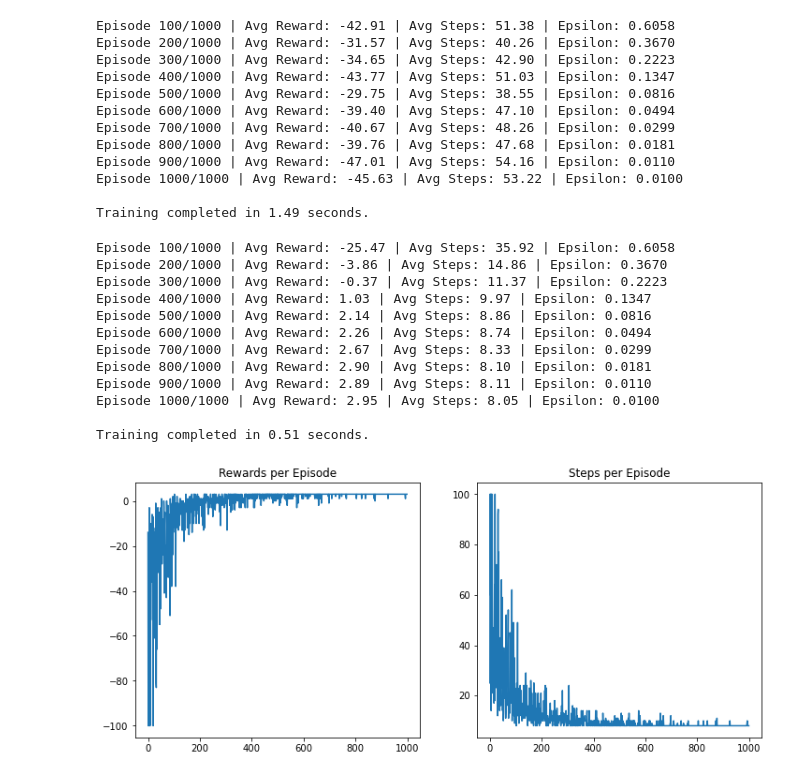
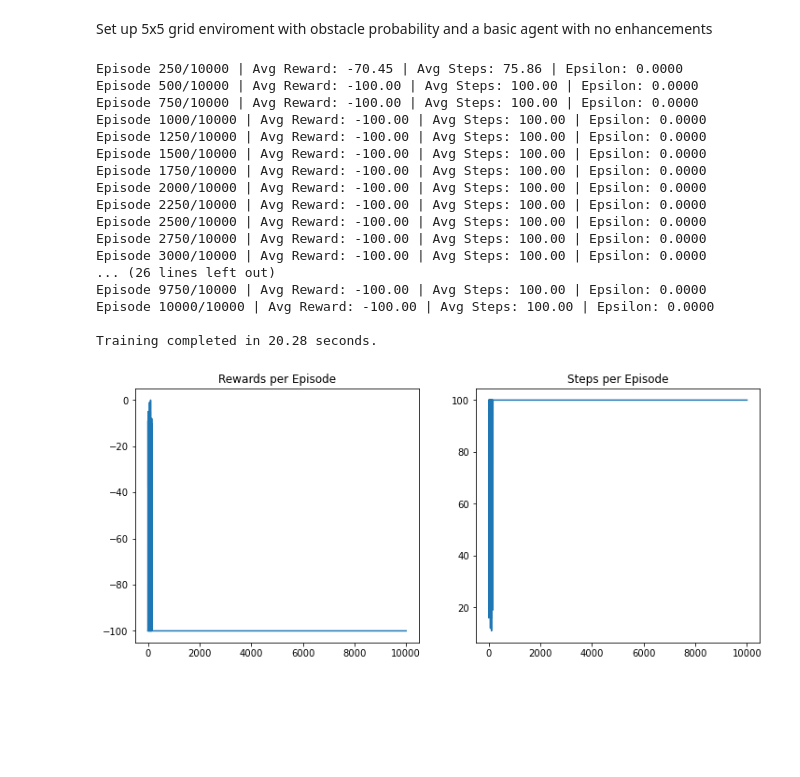
Before and after one commit to andmrqzv/Q_Learning, a Jupyter notebook: grid_world.ipynb, the cells around one changed output. Saved outputs shown, nothing was run; the diff lists cells and outputs as text; code cells hidden in the pictures; blank space fills up the shorter version.

```diff
--- a/grid_world.ipynb
+++ b/grid_world.ipynb
@@ -53,7 +53,7 @@ class GridWorld:
         return self.agent_point == self.goal_point
 # %%
 class QLearningAgent:
-    def __init__(self, grid_size, action_size=4, alpha=0.1, gamma=0.99, epsilon=1.0, epsilon_min=0.01, epsilon_decay=0.995):
+    def __init__(self, grid_size, action_size=4, alpha=0.1, gamma=0, epsilon=0, epsilon_min=0.01, epsilon_decay=0):
         """
         Initialize the Q-learning agent.
         Args:
@@ -168,7 +168,7 @@ def train(env, agent, episodes=500, max_steps=100):
         rewards.append(total_reward)
         steps_list.append(step + 1)
 
-        log_interval=100
+        log_interval=500
         # Log progress
         if episode % log_interval == 0:
             avg_reward = np.mean(rewards[-log_interval:])
@@ -178,26 +178,5 @@ def train(env, agent, episodes=500, max_steps=100):
     print(f"\nTraining completed in {time.time() - start_time:.2f} seconds.")
 
     return rewards, steps_list
-# %%
-if __name__ == '__main__':
-    # Initialize environment and agent
-    env = GridWorld(grid_size=(5, 5), prob_obstacle=0.2)  # 20% obstacle probability
-    agent = QLearningAgent(grid_size=env.grid_size)
-
-    # Train
-    train(env, agent, episodes=1000)
-# %% [output]
-Episode 100/1000 | Avg Reward: -42.91 | Avg Steps: 51.38 | Epsilon: 0.6058
-Episode 200/1000 | Avg Reward: -31.57 | Avg Steps: 40.26 | Epsilon: 0.3670
-Episode 300/1000 | Avg Reward: -34.65 | Avg Steps: 42.90 | Epsilon: 0.2223
-Episode 400/1000 | Avg Reward: -43.77 | Avg Steps: 51.03 | Epsilon: 0.1347
-Episode 500/1000 | Avg Reward: -29.75 | Avg Steps: 38.55 | Epsilon: 0.0816
-Episode 600/1000 | Avg Reward: -39.40 | Avg Steps: 47.10 | Epsilon: 0.0494
-Episode 700/1000 | Avg Reward: -40.67 | Avg Steps: 48.26 | Epsilon: 0.0299
-Episode 800/1000 | Avg Reward: -39.76 | Avg Steps: 47.68 | Epsilon: 0.0181
-Episode 900/1000 | Avg Reward: -47.01 | Avg Steps: 54.16 | Epsilon: 0.0110
-Episode 1000/1000 | Avg Reward: -45.63 | Avg Steps: 53.22 | Epsilon: 0.0100
-
-Training completed in 1.49 seconds.
 # %%
 def evaluate(env, agent, episodes=10, max_steps=100, render=True):
@@ -239,21 +245,27 @@ def plot_training_progress(rewards, steps):
+# %% [markdown]
+Set up 5x5 grid enviroment with obstacle probability and a basic agent with no enhancements
 # %%
-
-env = GridWorld(grid_size=(5,5))
+env = GridWorld(grid_size=(5,5), prob_obstacle=0.1)
 agent = QLearningAgent(grid_size=(5,5))
 
-rewards, steps = train(env, agent, episodes=1000)
+rewards, steps = train(env, agent, episodes=10000, max_steps=100)
 plot_training_progress(rewards, steps)
 # %% [output]
-Episode 100/1000 | Avg Reward: -25.47 | Avg Steps: 35.92 | Epsilon: 0.6058
-Episode 200/1000 | Avg Reward: -3.86 | Avg Steps: 14.86 | Epsilon: 0.3670
-Episode 300/1000 | Avg Reward: -0.37 | Avg Steps: 11.37 | Epsilon: 0.2223
-Episode 400/1000 | Avg Reward: 1.03 | Avg Steps: 9.97 | Epsilon: 0.1347
-Episode 500/1000 | Avg Reward: 2.14 | Avg Steps: 8.86 | Epsilon: 0.0816
-Episode 600/1000 | Avg Reward: 2.26 | Avg Steps: 8.74 | Epsilon: 0.0494
-Episode 700/1000 | Avg Reward: 2.67 | Avg Steps: 8.33 | Epsilon: 0.0299
-Episode 800/1000 | Avg Reward: 2.90 | Avg Steps: 8.10 | Epsilon: 0.0181
-Episode 900/1000 | Avg Reward: 2.89 | Avg Steps: 8.11 | Epsilon: 0.0110
-Episode 1000/1000 | Avg Reward: 2.95 | Avg Steps: 8.05 | Epsilon: 0.0100
+Episode 250/10000 | Avg Reward: -70.45 | Avg Steps: 75.86 | Epsilon: 0.0000
+Episode 500/10000 | Avg Reward: -100.00 | Avg Steps: 100.00 | Epsilon: 0.0000
+Episode 750/10000 | Avg Reward: -100.00 | Avg Steps: 100.00 | Epsilon: 0.0000
+Episode 1000/10000 | Avg Reward: -100.00 | Avg Steps: 100.00 | Epsilon: 0.0000
+Episode 1250/10000 | Avg Reward: -100.00 | Avg Steps: 100.00 | Epsilon: 0.0000
+Episode 1500/10000 | Avg Reward: -100.00 | Avg Steps: 100.00 | Epsilon: 0.0000
+Episode 1750/10000 | Avg Reward: -100.00 | Avg Steps: 100.00 | Epsilon: 0.0000
+Episode 2000/10000 | Avg Reward: -100.00 | Avg Steps: 100.00 | Epsilon: 0.0000
+Episode 2250/10000 | Avg Reward: -100.00 | Avg Steps: 100.00 | Epsilon: 0.0000
+Episode 2500/10000 | Avg Reward: -100.00 | Avg Steps: 100.00 | Epsilon: 0.0000
+Episode 2750/10000 | Avg Reward: -100.00 | Avg Steps: 100.00 | Epsilon: 0.0000
+Episode 3000/10000 | Avg Reward: -100.00 | Avg Steps: 100.00 | Epsilon: 0.0000
+... (26 lines left out)
+Episode 9750/10000 | Avg Reward: -100.00 | Avg Steps: 100.00 | Epsilon: 0.0000
+Episode 10000/10000 | Avg Reward: -100.00 | Avg Steps: 100.00 | Epsilon: 0.0000
 
-Training completed in 0.51 seconds.
+Training completed in 20.28 seconds.
-[figure, old version]
+[figure, new version]
```
Also changed, not shown: parts of 23 cells of this notebook.
